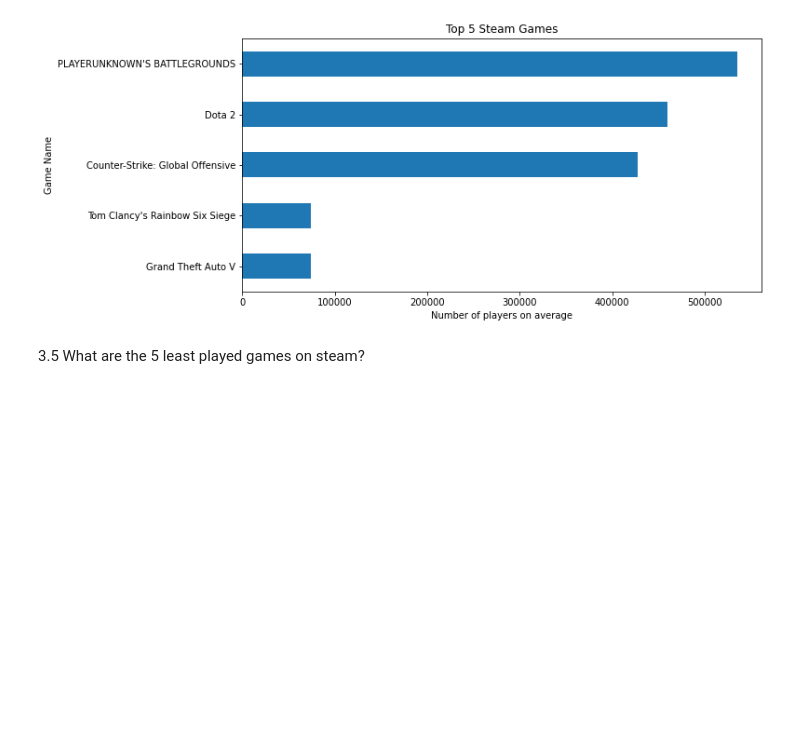
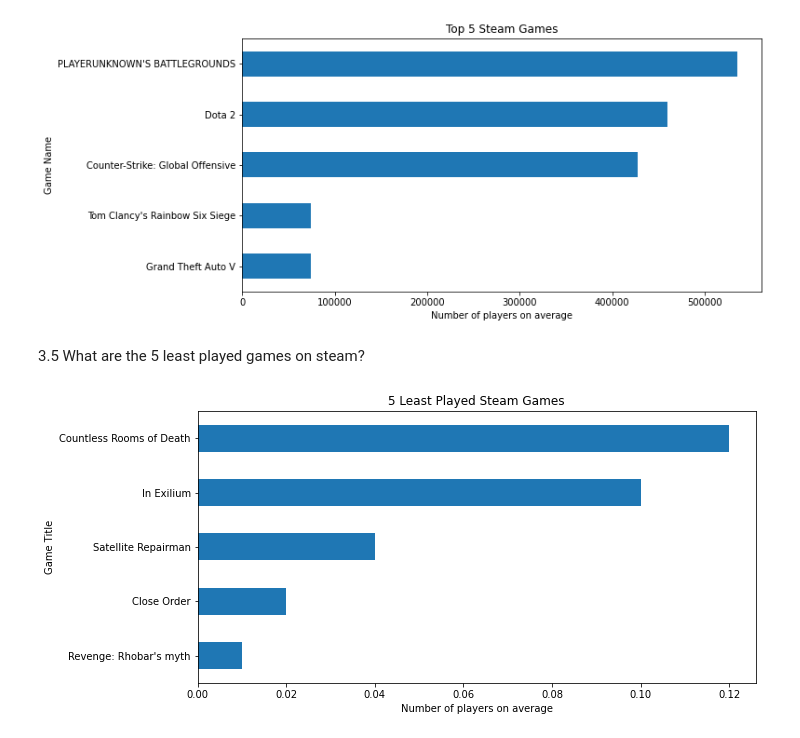
Before and after one commit to MarkoGlamocak/418courseproject, a Jupyter notebook: 418courseproject.ipynb, the cells around one changed output. Cells and saved outputs as stored; diff of their text form; code cells hidden in the pictures; blank space fills up the shorter version.

Commit message:
Added visualization for the 5 least played steam games

```diff
--- a/418courseproject.ipynb
+++ b/418courseproject.ipynb
@@ -249,0 +247,19 @@ df
+# %%
+df.sort_values(by='averageplayercount', ascending=True, inplace=True)
+
+lowest_five_games = df.head(5)
+lowest_five_games = lowest_five_games.groupby('name').sum()
+lowest_five_games.sort_values(by='averageplayercount', ascending=True, inplace=True)
+lowest_five_games = lowest_five_games['averageplayercount']
+
+# Plot
+plt.subplots(figsize=(10, 5))
+
+lowest_five_games.plot.barh()
+
+plt.ylabel('Game Title')
+plt.xlabel('Number of players on average')
+plt.title('5 Least Played Steam Games')
+plt.show()
+# %% [output]
+[figure, added]
```
Also changed, not shown: parts of 1 cell of this notebook.
